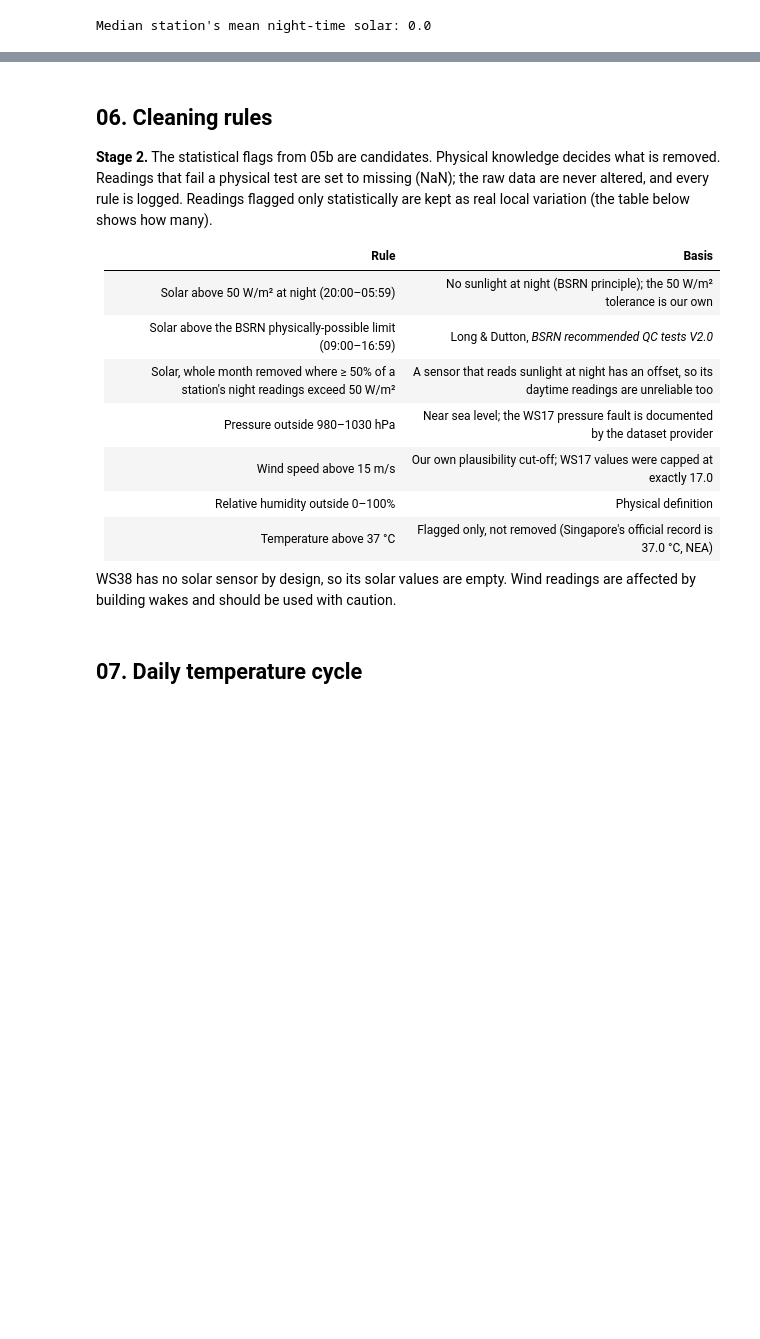
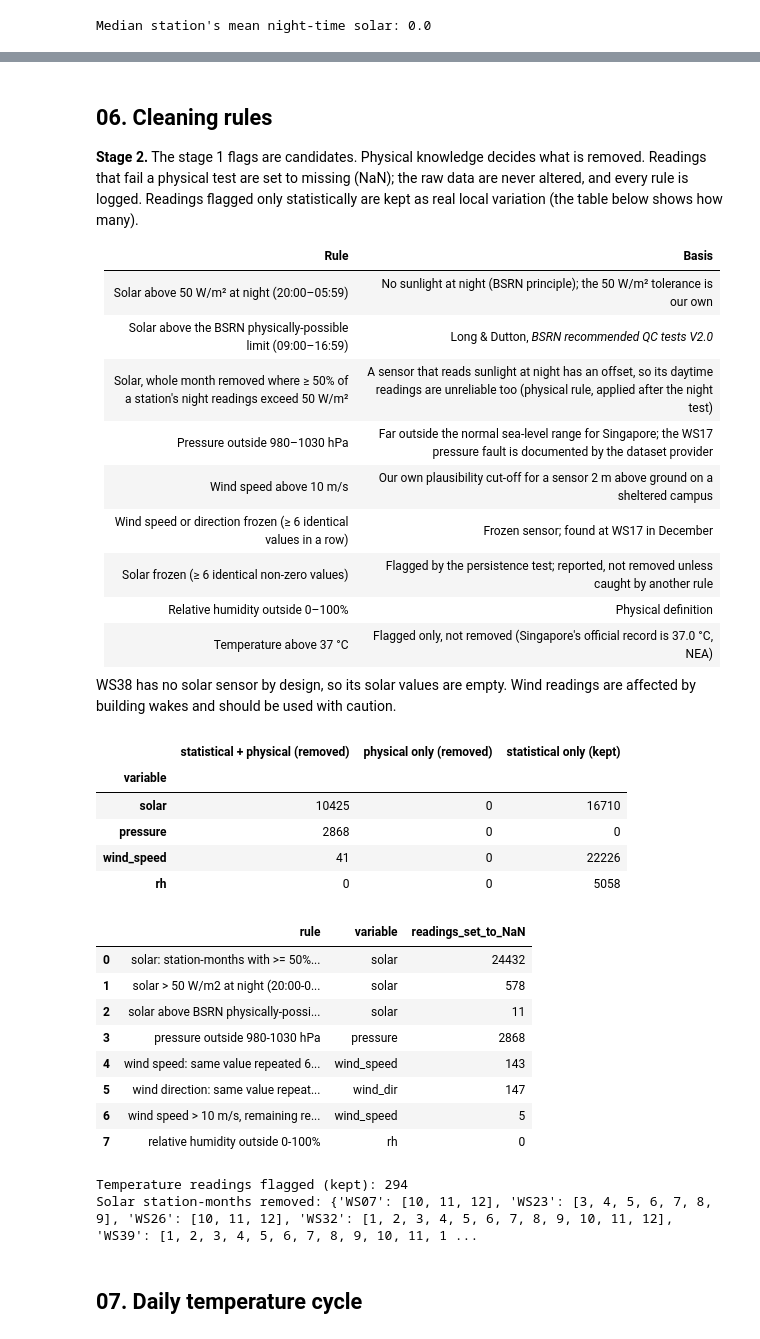
Before and after one commit to fabianhuang54/BPS5231-Spatial-Intelligence-for-Urban-Greening, a Jupyter notebook: notebooks/01_weather_eda.ipynb, the cells around one changed output, grey strips where cells are left out. Cells and saved outputs as stored; diff of their text form; code cells hidden in the pictures; blank space fills up the shorter version.

Commit message:
Add frozen-sensor persistence test and revise wind rule
Co-Authored-By: Claude Sonnet 5.5 <noreply@anthropic.com>

```diff
--- a/notebooks/01_weather_eda.ipynb
+++ b/notebooks/01_weather_eda.ipynb
@@ -242,3 +245,21 @@ for var, floor in resolution.items():
     })
 
 display(pd.DataFrame(rows).set_index("variable"))
+
+# Persistence (flat-line) test: a measured quantity that repeats exactly the same
+# non-zero value for 6 or more consecutive hours is a candidate frozen sensor.
+d_sorted = df.sort_values(["Station", "datetime"])
+def frozen(col, n=6):
+    x = d_sorted[col]
+    new_run = (x != x.groupby(d_sorted["Station"]).shift()) | x.isna() | \
+              d_sorted["Station"].ne(d_sorted["Station"].shift())
+    size = x.groupby(new_run.cumsum()).transform("size")
+    return ((size >= n) & x.notna() & (x != 0)).reindex(df.index)
+
+frozen_flag = {v: frozen(v) for v in ["temp", "rh", "wind_speed", "wind_dir", "pressure", "solar"]}
+display(pd.DataFrame([{
+    "variable": v,
+    "readings in frozen runs": int(f.sum()),
+    "stations": ", ".join(f"{s} ({n})" for s, n in
+                          df.loc[f, "Station"].value_counts().head(4).items()),
+} for v, f in frozen_flag.items()]).set_index("variable"))
@@ -245,14 +282,16 @@ display(pd.DataFrame(rows).set_index("variable"))
 # %% [markdown]
 ## 06. Cleaning rules
-**Stage 2.** The statistical flags from 05b are candidates. Physical knowledge decides what is removed. Readings that fail a physical test are set to missing (NaN); the raw data are never altered, and every rule is logged. Readings flagged only statistically are kept as real local variation (the table below shows how many).
+**Stage 2.** The stage 1 flags are candidates. Physical knowledge decides what is removed. Readings that fail a physical test are set to missing (NaN); the raw data are never altered, and every rule is logged. Readings flagged only statistically are kept as real local variation (the table below shows how many).
 
 | Rule | Basis |
 |---|---|
 | Solar above 50 W/m² at night (20:00–05:59) | No sunlight at night (BSRN principle); the 50 W/m² tolerance is our own |
 | Solar above the BSRN physically-possible limit (09:00–16:59) | Long & Dutton, *BSRN recommended QC tests V2.0* |
-| Solar, whole month removed where ≥ 50% of a station's night readings exceed 50 W/m² | A sensor that reads sunlight at night has an offset, so its daytime readings are unreliable too |
-| Pressure outside 980–1030 hPa | Near sea level; the WS17 pressure fault is documented by the dataset provider |
-| Wind speed above 15 m/s | Our own plausibility cut-off; WS17 values were capped at exactly 17.0 |
+| Solar, whole month removed where ≥ 50% of a station's night readings exceed 50 W/m² | A sensor that reads sunlight at night has an offset, so its daytime readings are unreliable too (physical rule, applied after the night test) |
+| Pressure outside 980–1030 hPa | Far outside the normal sea-level range for Singapore; the WS17 pressure fault is documented by the dataset provider |
+| Wind speed above 10 m/s | Our own plausibility cut-off for a sensor 2 m above ground on a sheltered campus |
+| Wind speed or direction frozen (≥ 6 identical values in a row) | Frozen sensor; found at WS17 in December |
+| Solar frozen (≥ 6 identical non-zero values) | Flagged by the persistence test; reported, not removed unless caught by another rule |
 | Relative humidity outside 0–100% | Physical definition |
 | Temperature above 37 °C | Flagged only, not removed (Singapore's official record is 37.0 °C, NEA) |
 
@@ -300,7 +339,7 @@ solar_bsrn  = hour.between(9, 16) & (clean["solar"] > solar_max)        # above
 phys_fail = {
     "solar":      solar_night | solar_bsrn,
     "pressure":   (clean["pressure"] < 980) | (clean["pressure"] > 1030),   # near sea level
-    "wind_speed": clean["wind_speed"] > 15,                                 # m/s
+    "wind_speed": clean["wind_speed"] > 10,                                 # m/s
     "rh":         (clean["rh"] < 0) | (clean["rh"] > 100),                  # %
 }
 
@@ -311,34 +350,56 @@ for var, p in phys_fail.items():
     check.append({"variable": var,
                   "statistical + physical (removed)": int((p & s).sum()),
                   "physical only (removed)": int((p & ~s).sum()),
                   "statistical only (kept)": int((~p & s).sum())})
 display(pd.DataFrame(check).set_index("variable"))
 
 # A solar sensor that reads sunlight at night in at least half of a month's night hours is
 # faulty (offset), so ALL of its solar readings that month are unreliable, day included.
 night_rows = clean[is_night & clean["solar"].notna()]
 share_bad = (night_rows["solar"] > 50).groupby([night_rows["Station"], night_rows["month"]]).mean()
 faulty_months = share_bad[share_bad >= 0.5].index
 in_faulty_month = pd.MultiIndex.from_arrays([clean["Station"], month]).isin(faulty_months)
 
 mask_to_nan(in_faulty_month, "solar",
             "solar: station-months with >= 50% of night readings above 50 W/m2 (whole month)")
 mask_to_nan(solar_night, "solar", "solar > 50 W/m2 at night (20:00-05:59), remaining readings")
 mask_to_nan(solar_bsrn,  "solar", "solar above BSRN physically-possible limit (09:00-16:59)")
 mask_to_nan(phys_fail["pressure"], "pressure", "pressure outside 980-1030 hPa")
-mask_to_nan(phys_fail["wind_speed"], "wind_speed", "wind speed > 15 m/s")
+mask_to_nan(frozen_flag["wind_speed"], "wind_speed",
+            "wind speed: same value repeated 6+ hours (frozen sensor, WS17 December)")
+mask_to_nan(frozen_flag["wind_dir"], "wind_dir",
+            "wind direction: same value repeated 6+ hours (frozen sensor, WS17 December)")
+mask_to_nan(phys_fail["wind_speed"], "wind_speed", "wind speed > 10 m/s, remaining readings")
 mask_to_nan(phys_fail["rh"], "rh", "relative humidity outside 0-100%")
 
 # Temperature: flagged, NOT removed
 clean["temp_hot_flag"] = clean["temp"] > 37
 
 quality_log = pd.DataFrame(log)
 display(quality_log)
 print("Temperature readings flagged (kept):", clean["temp_hot_flag"].sum())
 print("Solar station-months removed:", {s: sorted(m for st, m in faulty_months if st == s)
                                        for s in sorted({st for st, _ in faulty_months})})
 
 quality_log.to_csv("../outputs/tables/quality_flags.csv", index=False)
+# %% [output]
+|  | statistical + physical (removed) | physical only (removed) | statistical only (kept) |
+| variable |  |  |  |
+| solar | 10425 | 0 | 16710 |
+| pressure | 2868 | 0 | 0 |
+| wind_speed | 41 | 0 | 22226 |
+| rh | 0 | 0 | 5058 |
+|  | rule | variable | readings_set_to_NaN |
+| 0 | solar: station-months with >= 50%... | solar | 24432 |
+| 1 | solar > 50 W/m2 at night (20:00-0... | solar | 578 |
+| 2 | solar above BSRN physically-possi... | solar | 11 |
+| 3 | pressure outside 980-1030 hPa | pressure | 2868 |
+| 4 | wind speed: same value repeated 6... | wind_speed | 143 |
+| 5 | wind direction: same value repeat... | wind_dir | 147 |
+| 6 | wind speed > 10 m/s, remaining re... | wind_speed | 5 |
+| 7 | relative humidity outside 0-100% | rh | 0 |
+Temperature readings flagged (kept): 294
+Solar station-months removed: {'WS07': [10, 11, 12], 'WS23': [3, 4, 5, 6, 7, 8, 9], 'WS26': [10, 11, 12], 'WS32': [1, 2, 3, 4, 5, 6, 7, 8, 9, 10, 11, 12], 'WS39': [1, 2, 3, 4, 5, 6, 7, 8, 9, 10, 11, 1 ...
 # %% [markdown]
 ## 07. Daily temperature cycle
 # %%
```
Also changed, not shown: parts of 2 cells of this notebook, 2 other files.
